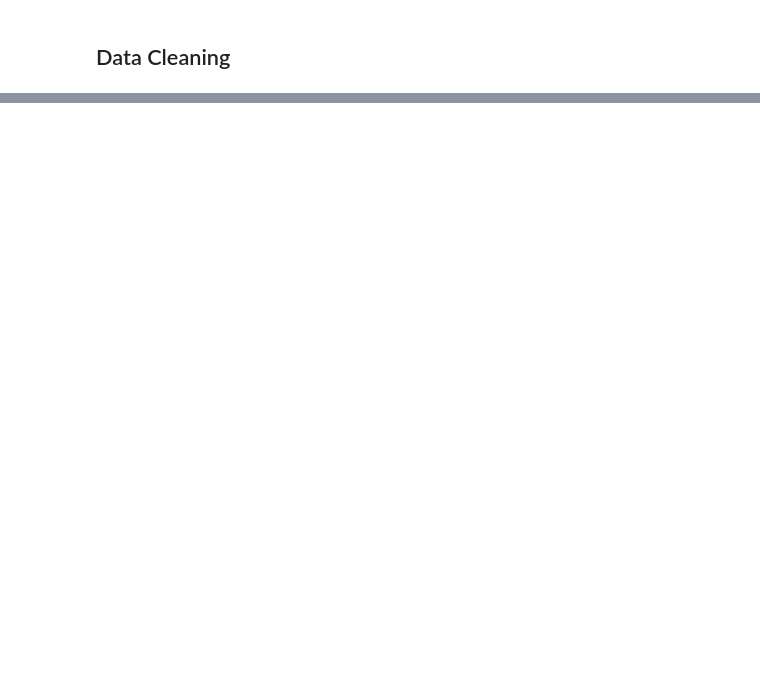
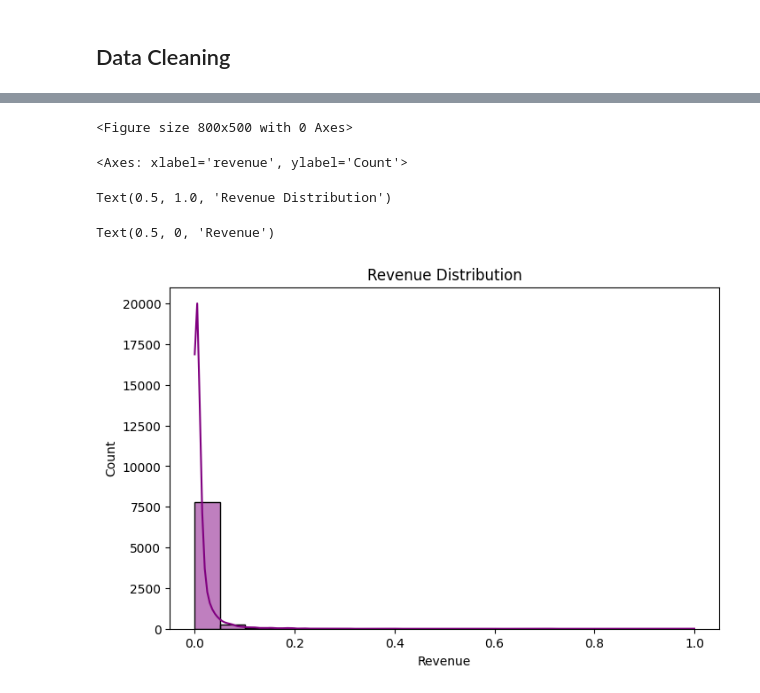
Before and after one commit to skanw/KEDGE_Python-Project_2425, a Jupyter notebook: Project/Suranjana_customerSegmentation.ipynb, the cells around one changed output, grey strips where cells are left out. Cells and saved outputs as stored; diff of their text form; code cells hidden in the pictures; blank space fills up the shorter version.

```diff
--- a/Project/Suranjana_customerSegmentation.ipynb
+++ b/Project/Suranjana_customerSegmentation.ipynb
@@ -85,0 +135,6 @@ Length: 8206, dtype: bool
+# %%
+# # Fill missing values in 'category', 'group', and 'subcategory' columns
+# df['category'].fillna(df['category'].mode()[0], inplace=True)
+# df['group'].fillna(df['group'].mode()[0], inplace=True)
+# df['subcategory'].fillna(df['subcategory'].mode()[0], inplace=True)
+df.fillna(df, inplace=True)
@@ -85,0 +157,7 @@ Length: 8206, dtype: bool
+# %%
+# Normalizing relevant columns for clustering
+scaler = MinMaxScaler()
+columns_to_normalize = ['revenue', 'quantity_sold', 'total_orders', 'daily_sales']
+df[columns_to_normalize] = scaler.fit_transform(df[columns_to_normalize])
+
+columns_to_normalize
@@ -85,0 +284,14 @@ Length: 8206, dtype: bool
+# %%
+### Additional: Revenue and Quantity Sold Distribution
+# Revenue Distribution Histogram
+plt.figure(figsize=(8, 5))
+sns.histplot(df['revenue'], bins=20, color='purple', kde=True)
+plt.title('Revenue Distribution')
+plt.xlabel('Revenue')
+plt.show()
+# %% [output]
+<Figure size 800x500 with 0 Axes>
+<Axes: xlabel='revenue', ylabel='Count'>
+Text(0.5, 1.0, 'Revenue Distribution')
+Text(0.5, 0, 'Revenue')
+[figure, added]
```
Also changed, not shown: parts of 15 cells of this notebook, 1 other file.
